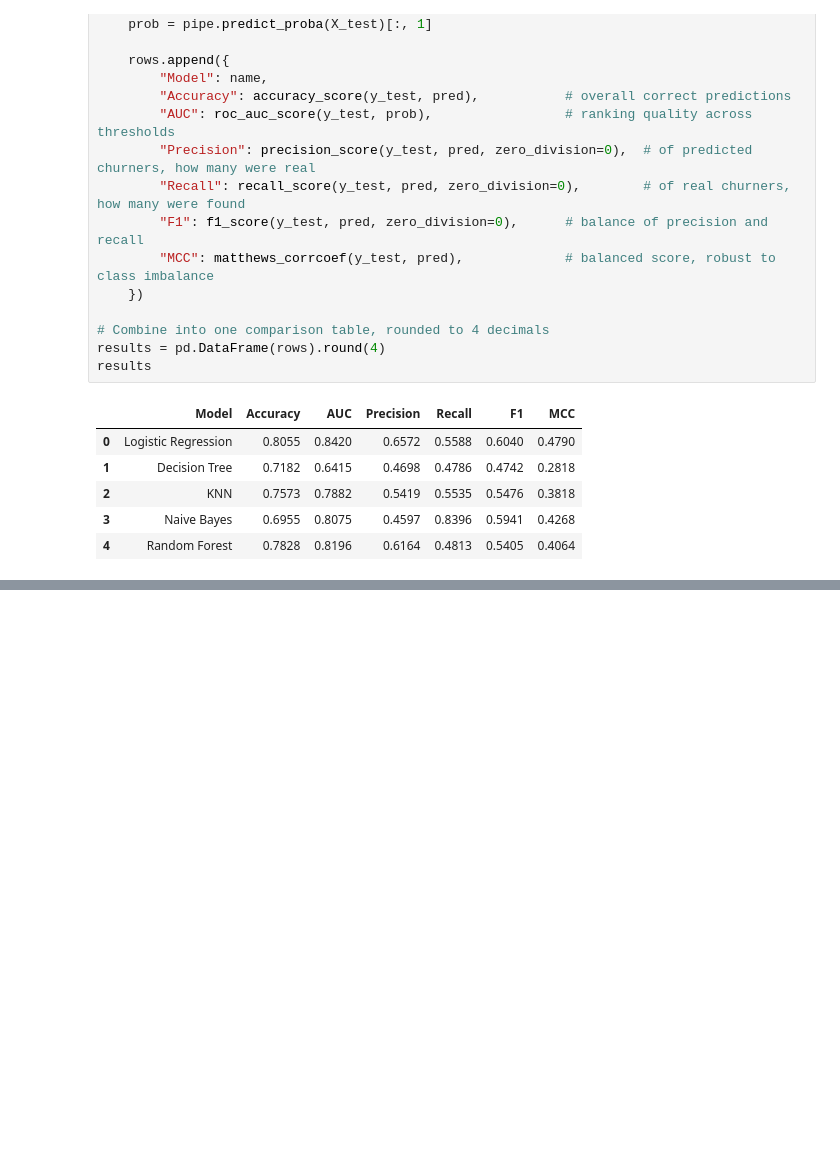
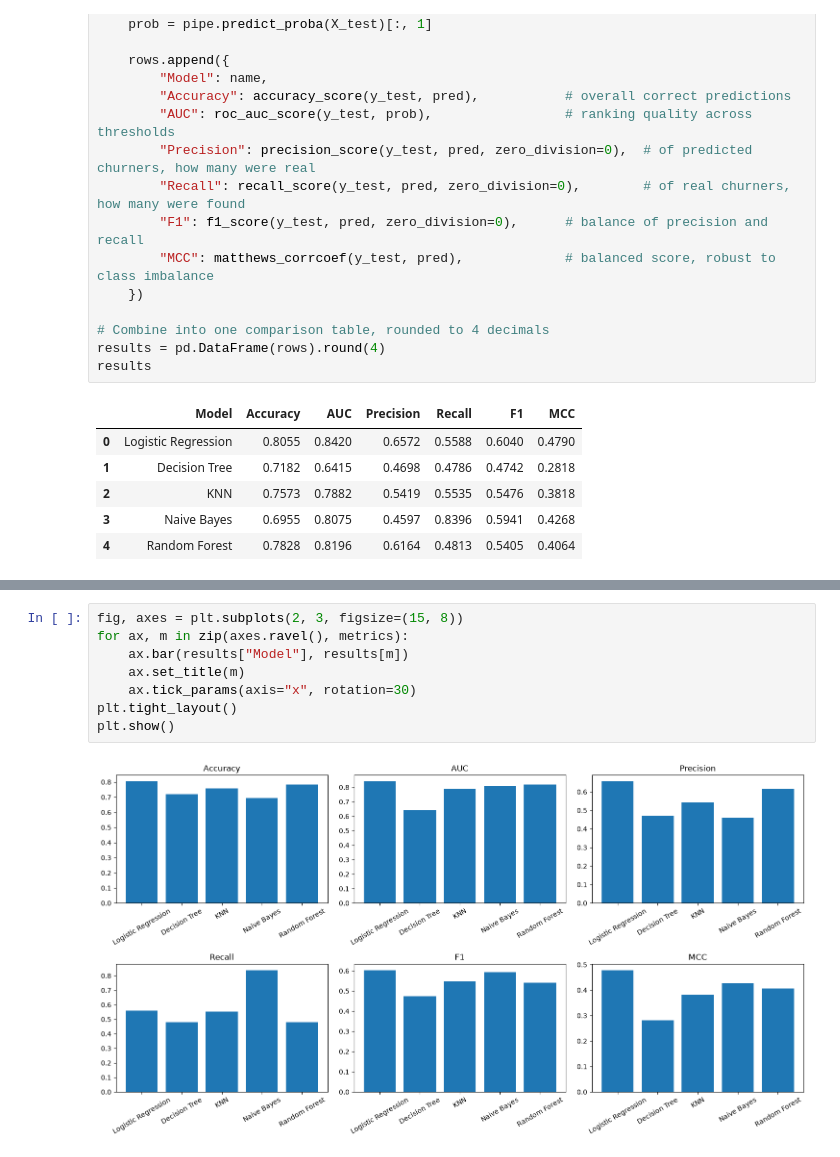
Before and after one commit to 2026ct05021-cyber/ml-assignment-2-telco-churn, a Jupyter notebook: ML_Assignment2.ipynb, the cells around one changed output, grey strips where cells are left out. Saved outputs shown, nothing was run; the diff lists cells and outputs as text; blank space fills up the shorter version.

```diff
--- a/ML_Assignment2.ipynb
+++ b/ML_Assignment2.ipynb
@@ -204,0 +233,10 @@ results
+# %%
+fig, axes = plt.subplots(2, 3, figsize=(15, 8))
+for ax, m in zip(axes.ravel(), metrics):
+    ax.bar(results["Model"], results[m])
+    ax.set_title(m)
+    ax.tick_params(axis="x", rotation=30)
+plt.tight_layout()
+plt.show()
+# %% [output]
+[figure, added]
```
Also changed, not shown: parts of 4 cells of this notebook.
